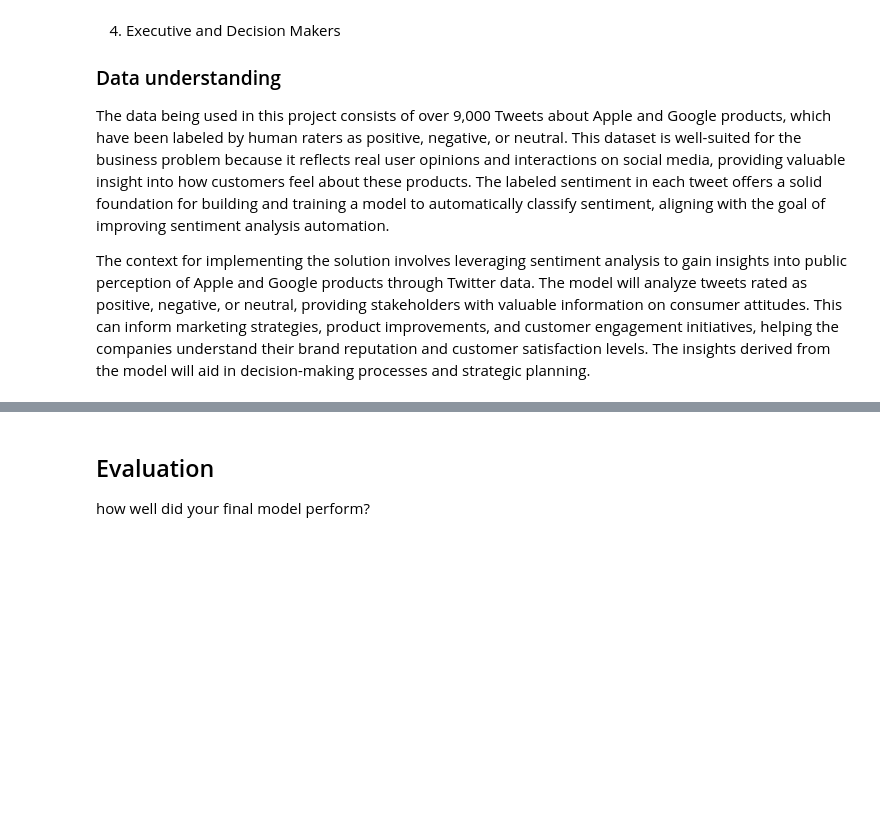
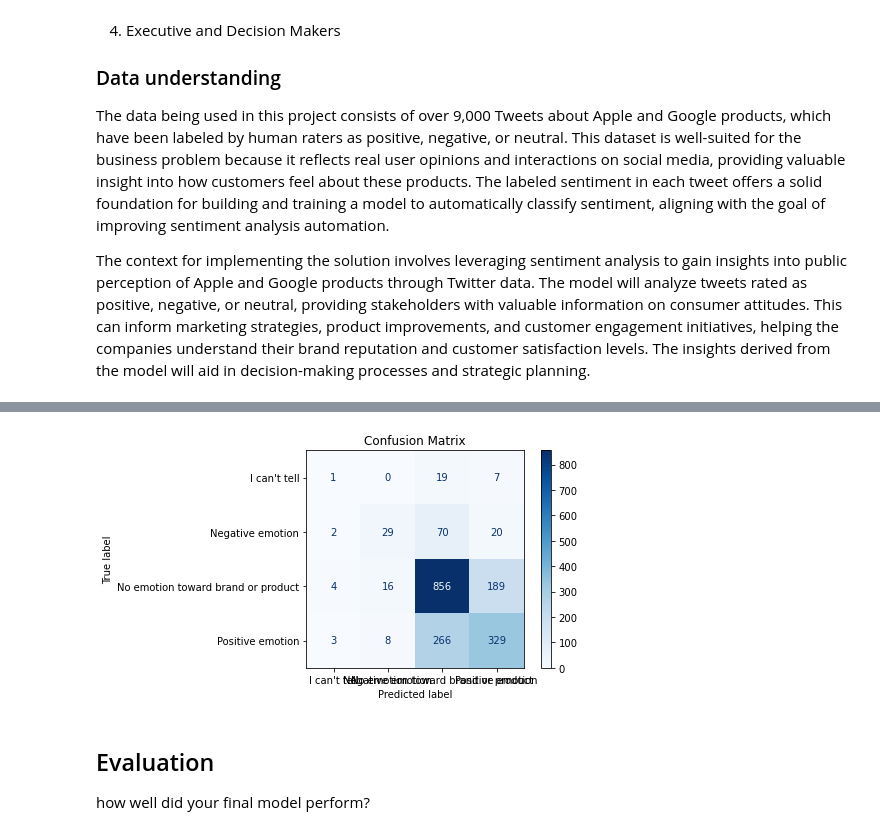
Before and after one commit to wambuiGicheha/nlp_project, a Jupyter notebook: index.ipynb, the cells around one changed output, grey strips where cells are left out. Cells and saved outputs as stored; diff of their text form; code cells hidden in the pictures; blank space fills up the shorter version.

Commit message:
EDA, modelling

```diff
--- a/index.ipynb
+++ b/index.ipynb
@@ -58,0 +295,32 @@ Goes above and beyond in the modeling process, such as using models from multipl
+# %%
+
+from sklearn.pipeline import Pipeline
+from sklearn.linear_model import LogisticRegression
+from sklearn.model_selection import train_test_split
+from sklearn.metrics import classification_report, accuracy_score
+
+# use original DataFrame with 'tweet_content' and 'Emotion_result' columns
+
+# Split the dataset into features and target variable
+X = sentiments['tweet_content']  # Feature
+y = sentiments['Emotion_result']  # Target variable
+
+# Split the data into training and test sets
+X_train, X_test, y_train, y_test = train_test_split(X, y, test_size=0.2, random_state=42)
+
+# Create a pipeline with text preprocessing and logistic regression
+text_pipeline = Pipeline([
+    ('preprocessor', TextPreprocessor(use_stemming=False)),
+    ('vectorizer', CountVectorizer()),
+    ('classifier', LogisticRegression(max_iter=1000))  # Logistic Regression model
+])
+
+# Fit the model
+text_pipeline.fit(X_train, y_train)
+
+# Make predictions
+y_pred = text_pipeline.predict(X_test)
+
+# Evaluate the model
+print("Accuracy:", accuracy_score(y_test, y_pred))
+print("\nClassification Report:\n", classification_report(y_test, y_pred))
@@ -59,3 +341,17 @@ Goes above and beyond in the modeling process, such as using models from multipl
+# %%
+import matplotlib.pyplot as plt
+from sklearn.metrics import confusion_matrix, ConfusionMatrixDisplay
+
+# Compute confusion matrix
+cm = confusion_matrix(y_test, y_pred, labels=text_pipeline.classes_)
+
+# Display confusion matrix
+disp = ConfusionMatrixDisplay(confusion_matrix=cm, display_labels=text_pipeline.classes_)
+disp.plot(cmap=plt.cm.Blues)
+plt.title('Confusion Matrix')
+plt.show()
+# %% [output]
+[figure, added]
 # %% [markdown]
 ## Evaluation
 
```
Also changed, not shown: parts of 19 cells of this notebook.
